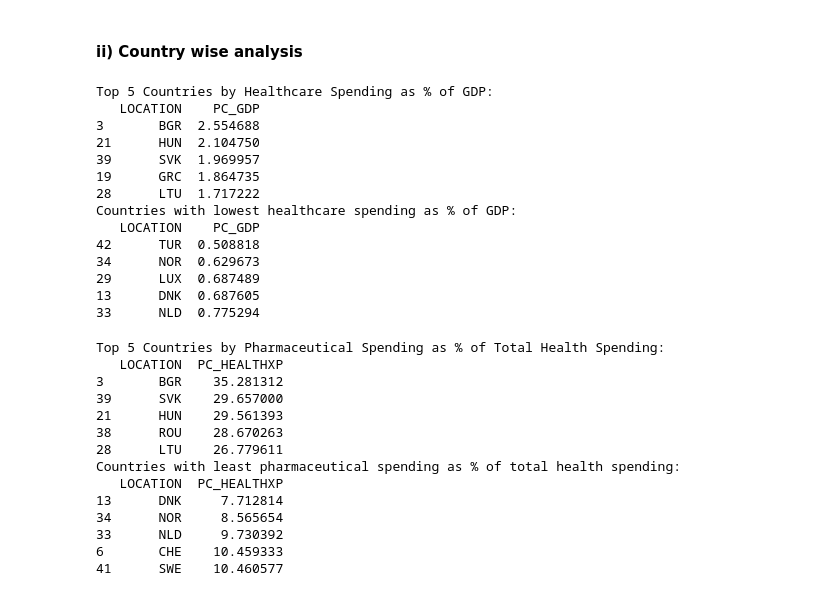
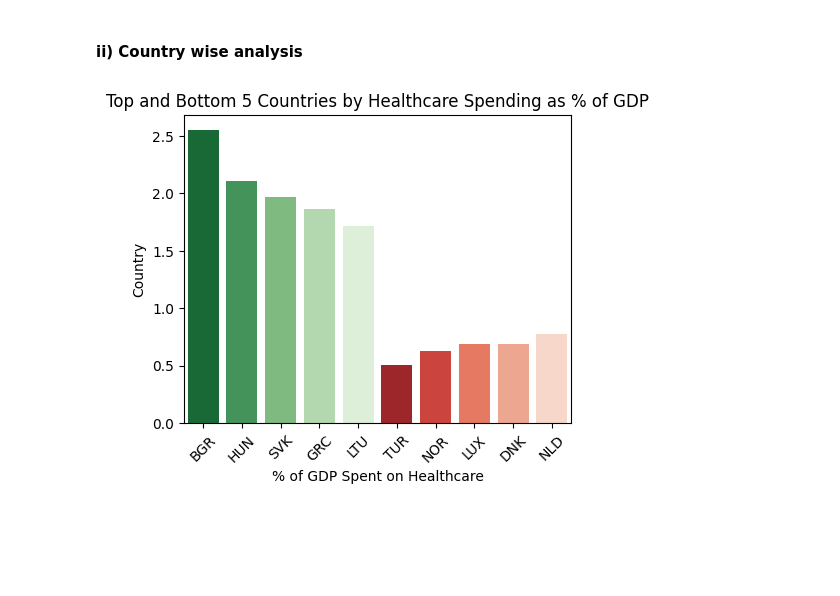
Before and after one commit to Sharvani-123/Pharmaceutical-Drug-Spendings_Analysis, a Jupyter notebook: analysis.ipynb, the cells around one changed output. Cells and saved outputs as stored; diff of their text form; code cells hidden in the pictures; blank space fills up the shorter version.

Commit message:
added visuals

```diff
--- a/analysis.ipynb
+++ b/analysis.ipynb
@@ -110,49 +110,22 @@ plt.show()
 # %%
 # top coutries with highest healthcare spending as % of GDP
 top_countries_byGDP=data.groupby('LOCATION')['PC_GDP'].mean().reset_index()
 top_countries_byGDP=top_countries_byGDP.sort_values(by='PC_GDP',ascending=False)
-print("Top 5 Countries by Healthcare Spending as % of GDP:")
-print(top_countries_byGDP.head())
-print("Countries with lowest healthcare spending as % of GDP:")
-print(top_countries_byGDP.tail().sort_values(by='PC_GDP',ascending=True))
+
+top_5_gdp = top_countries_byGDP.head(5)
+bottom_5_gdp = top_countries_byGDP.tail(5).sort_values(by='PC_GDP', ascending=True)
+
+# Plot
+plt.figure(figsize=(5,4))
+sns.barplot(x='LOCATION', y='PC_GDP', data=top_5_gdp, palette='Greens_r',hue='LOCATION')
+sns.barplot(x='LOCATION', y='PC_GDP', data=bottom_5_gdp, palette='Reds_r',hue='LOCATION')
+plt.title('Top and Bottom 5 Countries by Healthcare Spending as % of GDP')
+plt.xlabel('% of GDP Spent on Healthcare')
+plt.ylabel('Country')
+plt.xticks(rotation=45)
+plt.show()
 # %% [output]
-Top 5 Countries by Healthcare Spending as % of GDP:
-   LOCATION    PC_GDP
-3       BGR  2.554688
-21      HUN  2.104750
-39      SVK  1.969957
-19      GRC  1.864735
-28      LTU  1.717222
-Countries with lowest healthcare spending as % of GDP:
-   LOCATION    PC_GDP
-42      TUR  0.508818
-34      NOR  0.629673
-29      LUX  0.687489
-13      DNK  0.687605
-33      NLD  0.775294
+[figure, added]
-# %%
-# top coutries with highrst percentage of total healthcare spending allocated to pharmaceuticals
-top_countries_healthcare_spendings=data.groupby('LOCATION')['PC_HEALTHXP'].mean().reset_index()
-top_countries_healthcare_spendings=top_countries_healthcare_spendings.sort_values(by='PC_HEALTHXP',ascending=False)
-print("Top 5 Countries by Pharmaceutical Spending as % of Total Health Spending:")
-print(top_countries_healthcare_spendings.head())
-print("Countries with least pharmaceutical spending as % of total health spending:")
-print(top_countries_healthcare_spendings.tail(5).sort_values(by='PC_HEALTHXP',ascending=True))
-# %% [output]
-Top 5 Countries by Pharmaceutical Spending as % of Total Health Spending:
-   LOCATION  PC_HEALTHXP
-3       BGR    35.281312
-39      SVK    29.657000
-21      HUN    29.561393
-38      ROU    28.670263
-28      LTU    26.779611
-Countries with least pharmaceutical spending as % of total health spending:
-   LOCATION  PC_HEALTHXP
-13      DNK     7.712814
-34      NOR     8.565654
-33      NLD     9.730392
-6       CHE    10.459333
-41      SWE    10.460577
 # %%
 #Top 5 countries with highest per capita healthcare spending
 top_countries_per_capita=data.groupby('LOCATION')['USD_CAP'].mean().reset_index()
```
Also changed, not shown: parts of 1 cell of this notebook.
